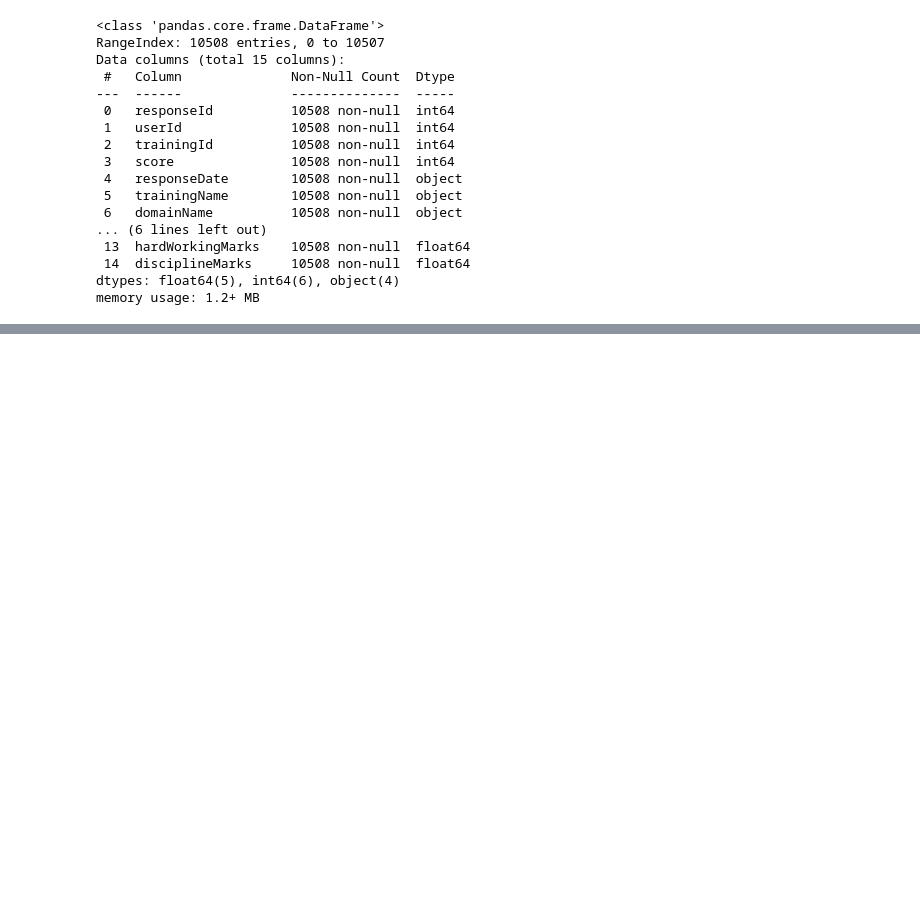
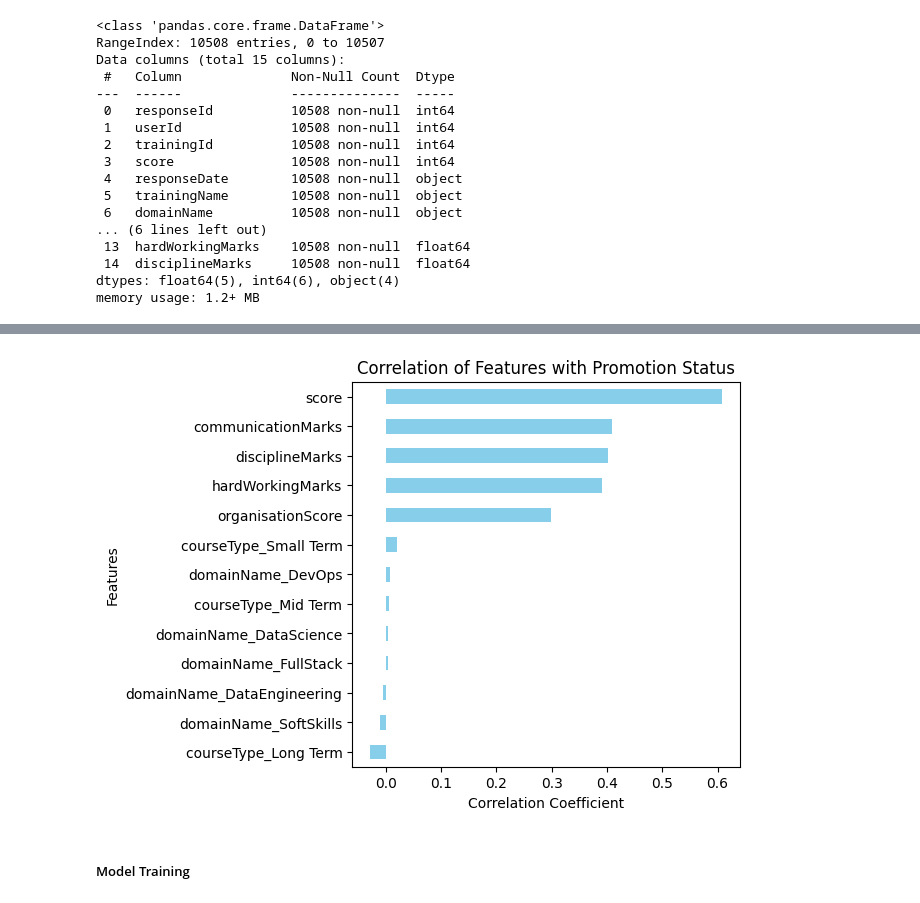
Before and after one commit to rairamjee/SkillBoost_Data, a Jupyter notebook: DataScience/featureEngineering.ipynb, the cells around one changed output, grey strips where cells are left out. Drawn from its saved outputs; the diff is of its cells as text; code cells hidden in the pictures; blank space fills up the shorter version.

```diff
--- a/DataScience/featureEngineering.ipynb
+++ b/DataScience/featureEngineering.ipynb
@@ -290,0 +355,17 @@ print(df[['score', 'organisationScore', 'communicationMarks', 'hardWorkingMarks'
+# %%
+corr_matrix = training_data.corr()
+corr_with_target = corr_matrix['PromotionStatus'].drop('PromotionStatus')
+
+corr_with_target_sorted = corr_with_target.sort_values()
+
+plt.figure(figsize=(5, 5))
+corr_with_target_sorted.plot(kind='barh', color='skyblue')
+
+plt.title('Correlation of Features with Promotion Status')
+plt.xlabel('Correlation Coefficient')
+plt.ylabel('Features')
+plt.show()
+# %% [output]
+[figure, added]
+# %% [markdown]
+##### Model Training
```
Also changed, not shown: parts of 19 cells of this notebook.
